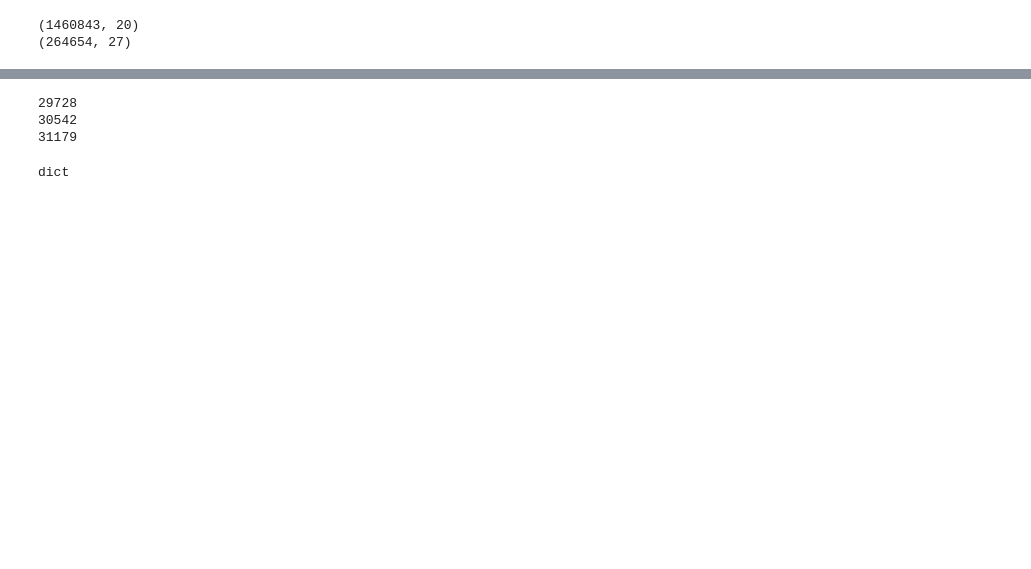
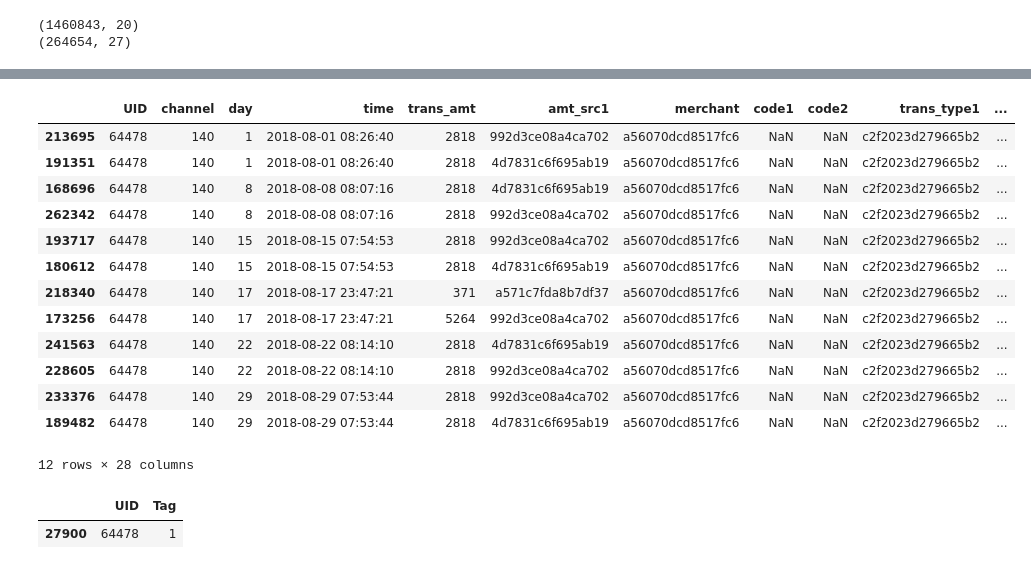
Before and after one commit to alexliu2360/dc_xjf, a Jupyter notebook: baseline.ipynb, the cells around one changed output, grey strips where cells are left out. Drawn from its saved outputs; the diff is of its cells as text; code cells hidden in the pictures; blank space fills up the shorter version.

```diff
--- a/baseline.ipynb
+++ b/baseline.ipynb
@@ -32,0 +116,22 @@ tag_train = tag_train.sort_values(by='UID', ascending=True)
+# %%
+tran_train[tran_train['UID'] == 64478]
+# %% [output]
+|  | UID | channel | day | time | trans_amt | amt_src1 | merchant | code1 | code2 | trans_type1 | ... |
+| 213695 | 64478 | 140 | 1 | 2018-08-01 08:26:40 | 2818 | 992d3ce08a4ca702 | a56070dcd8517fc6 | NaN | NaN | c2f2023d279665b2 | ... |
+| 191351 | 64478 | 140 | 1 | 2018-08-01 08:26:40 | 2818 | 4d7831c6f695ab19 | a56070dcd8517fc6 | NaN | NaN | c2f2023d279665b2 | ... |
+| 168696 | 64478 | 140 | 8 | 2018-08-08 08:07:16 | 2818 | 4d7831c6f695ab19 | a56070dcd8517fc6 | NaN | NaN | c2f2023d279665b2 | ... |
+| 262342 | 64478 | 140 | 8 | 2018-08-08 08:07:16 | 2818 | 992d3ce08a4ca702 | a56070dcd8517fc6 | NaN | NaN | c2f2023d279665b2 | ... |
+| 193717 | 64478 | 140 | 15 | 2018-08-15 07:54:53 | 2818 | 992d3ce08a4ca702 | a56070dcd8517fc6 | NaN | NaN | c2f2023d279665b2 | ... |
+| 180612 | 64478 | 140 | 15 | 2018-08-15 07:54:53 | 2818 | 4d7831c6f695ab19 | a56070dcd8517fc6 | NaN | NaN | c2f2023d279665b2 | ... |
+| 218340 | 64478 | 140 | 17 | 2018-08-17 23:47:21 | 371 | a571c7fda8b7df37 | a56070dcd8517fc6 | NaN | NaN | c2f2023d279665b2 | ... |
+| 173256 | 64478 | 140 | 17 | 2018-08-17 23:47:21 | 5264 | 992d3ce08a4ca702 | a56070dcd8517fc6 | NaN | NaN | c2f2023d279665b2 | ... |
+| 241563 | 64478 | 140 | 22 | 2018-08-22 08:14:10 | 2818 | 4d7831c6f695ab19 | a56070dcd8517fc6 | NaN | NaN | c2f2023d279665b2 | ... |
+| 228605 | 64478 | 140 | 22 | 2018-08-22 08:14:10 | 2818 | 992d3ce08a4ca702 | a56070dcd8517fc6 | NaN | NaN | c2f2023d279665b2 | ... |
+| 233376 | 64478 | 140 | 29 | 2018-08-29 07:53:44 | 2818 | 992d3ce08a4ca702 | a56070dcd8517fc6 | NaN | NaN | c2f2023d279665b2 | ... |
+| 189482 | 64478 | 140 | 29 | 2018-08-29 07:53:44 | 2818 | 4d7831c6f695ab19 | a56070dcd8517fc6 | NaN | NaN | c2f2023d279665b2 | ... |
+12 rows × 28 columns
+# %%
+tag_train[tag_train['UID'] == 64478]
+# %% [output]
+|  | UID | Tag |
+| 27900 | 64478 | 1 |
@@ -33,12 +151,4 @@ tag_train = tag_train.sort_values(by='UID', ascending=True)
 # %%
-print(len(op_train.groupby('UID')))
-print(len(tran_train.groupby('UID')))
-print(len(tag_train.groupby('UID')))
+print(len(op_tag_uids))
+print(len(tran_tag_uids))
+print(len(op_tran_tag_uids))
-# %% [output]
-29728
-30542
-31179
-# %%
-type( op_train.groupby('UID').groups)
-# %% [output]
-dict
```
Also changed, not shown: parts of 28 cells of this notebook.
